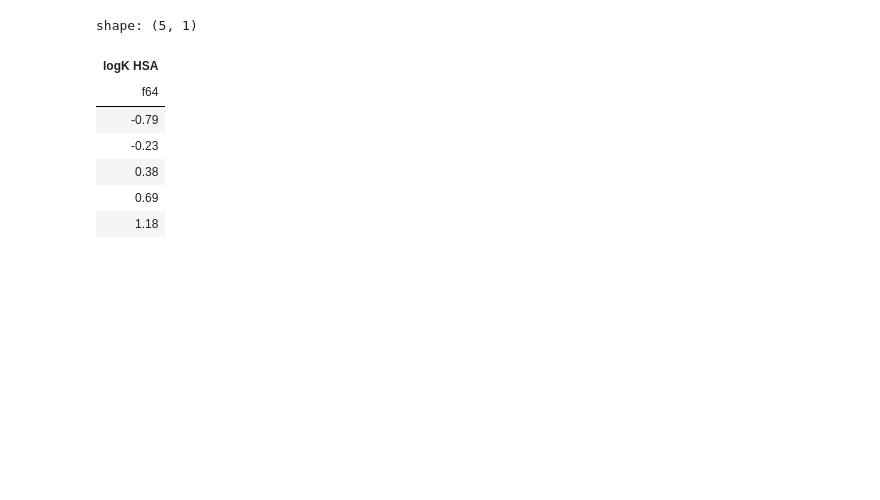
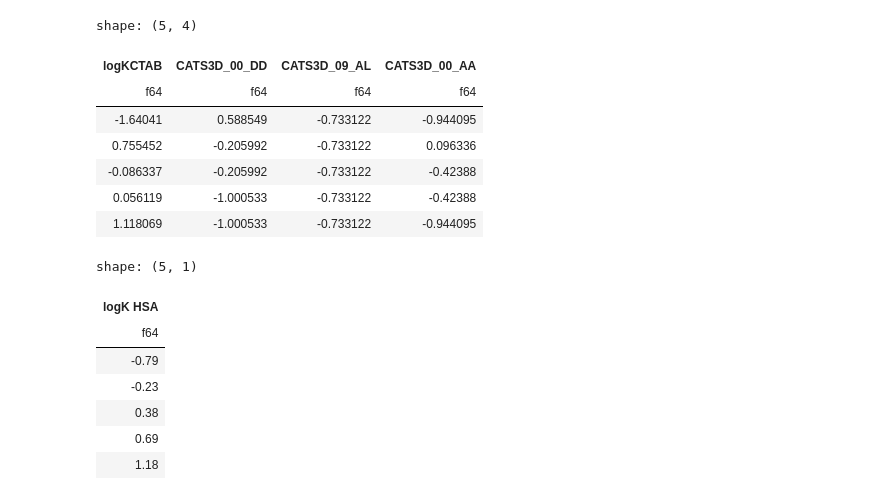
Before and after one commit to Kubabob/uczenie_maszynowe, a Jupyter notebook: 2/zad1.ipynb, the cells around one changed output. Cells and saved outputs as stored; diff of their text form; code cells hidden in the pictures; blank space fills up the shorter version.

```diff
--- a/2/zad1.ipynb
+++ b/2/zad1.ipynb
@@ -25 +39,12 @@ shape: (5, 8)
+# %%
+standarized_matrix.head()
+# %% [output]
+shape: (5, 4)
+| logKCTAB | CATS3D_00_DD | CATS3D_09_AL | CATS3D_00_AA |
+| f64 | f64 | f64 | f64 |
+| -1.64041 | 0.588549 | -0.733122 | -0.944095 |
+| 0.755452 | -0.205992 | -0.733122 | 0.096336 |
+| -0.086337 | -0.205992 | -0.733122 | -0.42388 |
+| 0.056119 | -1.000533 | -0.733122 | -0.42388 |
+| 1.118069 | -1.000533 | -0.733122 | -0.944095 |
 # %%
```
Also changed, not shown: parts of 52 cells of this notebook, 2 other files.
